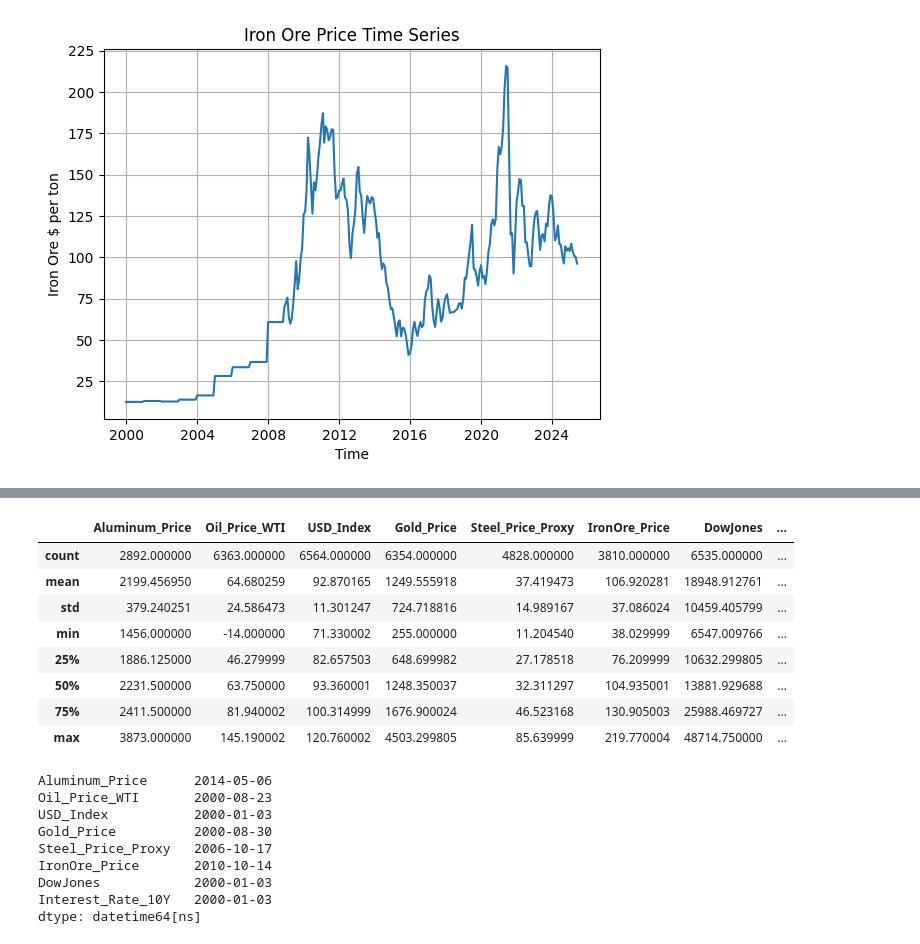
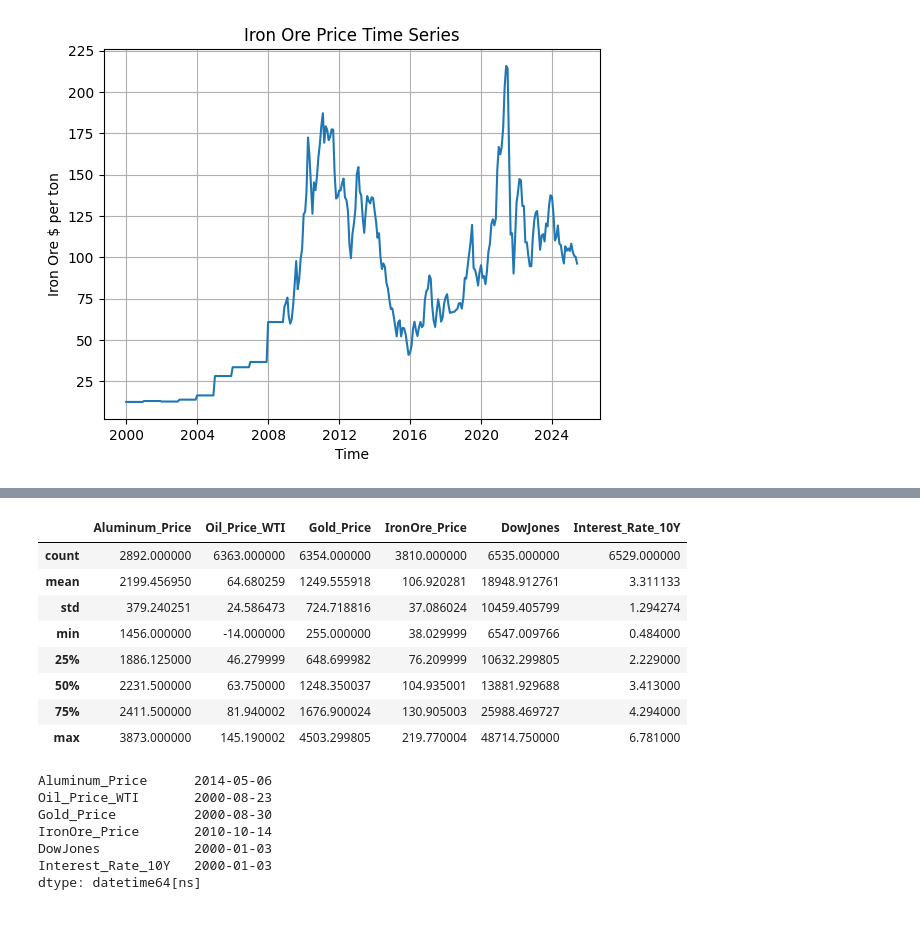
Before and after one commit to jjoseph-anderson/Commodities_Project, a Jupyter notebook: Research.ipynb, the cells around one changed output, grey strips where cells are left out. Drawn from its saved outputs; the diff is of its cells as text; code cells hidden in the pictures.

```diff
--- a/Research.ipynb
+++ b/Research.ipynb
@@ -35,11 +37,9 @@ end = datetime.today().strftime("%Y-%m-%d")
 # Tickers dictionary
 tickers = {
     "Gold_Price": "GC=F",
-    "USD_Index": "DX-Y.NYB",
     "Oil_Price_WTI": "CL=F",
     "Interest_Rate_10Y": "^TNX",
     "DowJones": "^DJI",
-    "Steel_Price_Proxy": "SLX",
     "Aluminum_Price": "ALI=F",
     "IronOre_Price": "TIO=F"
 }
@@ -53,11 +53,11 @@ raw_df = yf.download(
 )['Open']
 
 # Correctly map columns
-df = raw_df.copy()
-df.columns = [list(tickers.keys())[list(tickers.values()).index(c)] for c in raw_df.columns]
+df_yf = raw_df.copy()
+df_yf.columns = [list(tickers.keys())[list(tickers.values()).index(c)] for c in raw_df.columns]
 
 # Plot each time series on a separate plot
-for col in df.columns:
+for col in df_yf.columns:
     plt.figure(figsize=(12, 6))
     plt.plot(df.index, df[col], label=col)
     plt.title(f'{col} Time Series')
@@ -78,24 +76,22 @@ for col in df.columns:
 # %%
-df.describe()
+df_yf.describe()
 # %% [output]
-|  | Aluminum_Price | Oil_Price_WTI | USD_Index | Gold_Price | Steel_Price_Proxy | IronOre_Price | DowJones | ... |
-| count | 2892.000000 | 6363.000000 | 6564.000000 | 6354.000000 | 4828.000000 | 3810.000000 | 6535.000000 | ... |
-| mean | 2199.456950 | 64.680259 | 92.870165 | 1249.555918 | 37.419473 | 106.920281 | 18948.912761 | ... |
-| std | 379.240251 | 24.586473 | 11.301247 | 724.718816 | 14.989167 | 37.086024 | 10459.405799 | ... |
-| min | 1456.000000 | -14.000000 | 71.330002 | 255.000000 | 11.204540 | 38.029999 | 6547.009766 | ... |
-| 25% | 1886.125000 | 46.279999 | 82.657503 | 648.699982 | 27.178518 | 76.209999 | 10632.299805 | ... |
-| 50% | 2231.500000 | 63.750000 | 93.360001 | 1248.350037 | 32.311297 | 104.935001 | 13881.929688 | ... |
-| 75% | 2411.500000 | 81.940002 | 100.314999 | 1676.900024 | 46.523168 | 130.905003 | 25988.469727 | ... |
-| max | 3873.000000 | 145.190002 | 120.760002 | 4503.299805 | 85.639999 | 219.770004 | 48714.750000 | ... |
+|  | Aluminum_Price | Oil_Price_WTI | Gold_Price | IronOre_Price | DowJones | Interest_Rate_10Y |
+| count | 2892.000000 | 6363.000000 | 6354.000000 | 3810.000000 | 6535.000000 | 6529.000000 |
+| mean | 2199.456950 | 64.680259 | 1249.555918 | 106.920281 | 18948.912761 | 3.311133 |
+| std | 379.240251 | 24.586473 | 724.718816 | 37.086024 | 10459.405799 | 1.294274 |
+| min | 1456.000000 | -14.000000 | 255.000000 | 38.029999 | 6547.009766 | 0.484000 |
+| 25% | 1886.125000 | 46.279999 | 648.699982 | 76.209999 | 10632.299805 | 2.229000 |
+| 50% | 2231.500000 | 63.750000 | 1248.350037 | 104.935001 | 13881.929688 | 3.413000 |
+| 75% | 2411.500000 | 81.940002 | 1676.900024 | 130.905003 | 25988.469727 | 4.294000 |
+| max | 3873.000000 | 145.190002 | 4503.299805 | 219.770004 | 48714.750000 | 6.781000 |
 # %%
-oldest_dates = df.apply(lambda col: col.first_valid_index())
+oldest_dates = df_yf.apply(lambda col: col.first_valid_index())
 oldest_dates
 # %% [output]
 Aluminum_Price      2014-05-06
 Oil_Price_WTI       2000-08-23
-USD_Index           2000-01-03
 Gold_Price          2000-08-30
-Steel_Price_Proxy   2006-10-17
 IronOre_Price       2010-10-14
 DowJones            2000-01-03
 Interest_Rate_10Y   2000-01-03
```
Also changed, not shown: parts of 8 cells of this notebook.
